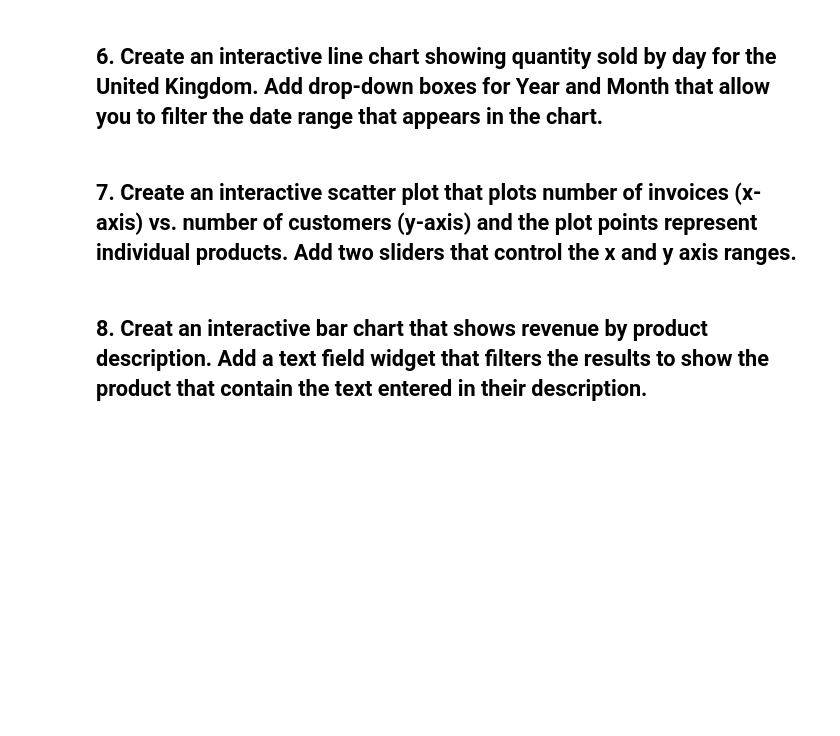
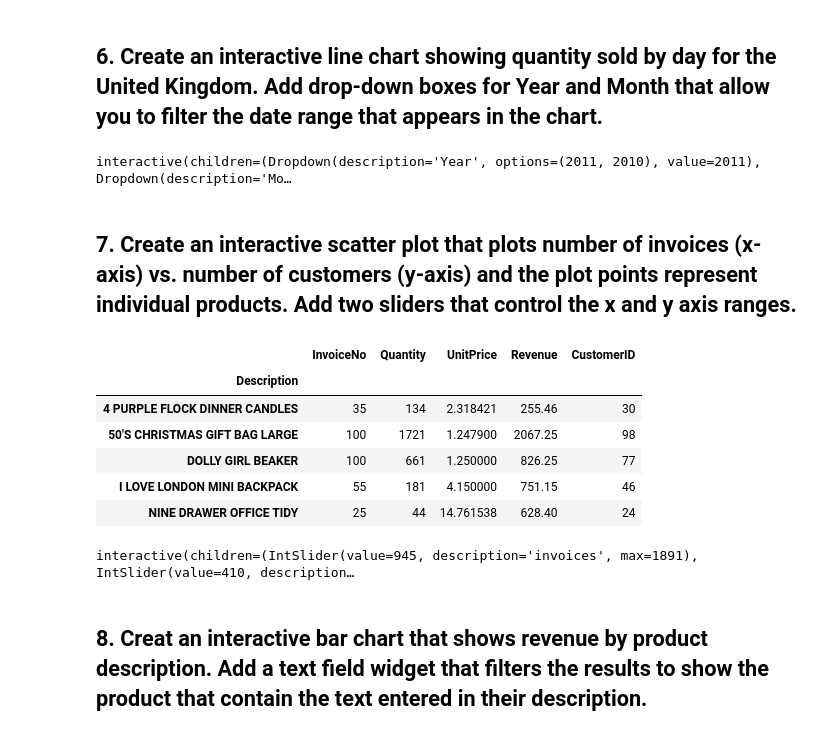
Before and after one commit to ta-datapt-bcn/lab-interactive-visualization, a Jupyter notebook: your-code/main.ipynb, the cells around one changed output. Saved outputs shown, nothing was run; the diff lists cells and outputs as text; code cells hidden in the pictures; blank space fills up the shorter version.

```diff
--- a/your-code/main.ipynb
+++ b/your-code/main.ipynb
@@ -37,6 +106,13 @@ data['Year'] = pd.DatetimeIndex(data['InvoiceDate']).year
 data['Month'] = pd.DatetimeIndex(data['InvoiceDate']).month
 data['Day'] = pd.DatetimeIndex(data['InvoiceDate']).day
 uk = data[data['Country']=='United Kingdom']
+# %%
+@interact(Year=uk['Year'].sort_values(ascending=False).unique(), Month=uk['Month'].sort_values(ascending=False).unique())
+def explore(Year,Month):
+    data_6 = uk[(uk['Year'] == Year) & (uk['Month'] == Month)]
+    sns.relplot(data=data_6, x='Day', y='Quantity', kind='line')
+# %% [output]
+interactive(children=(Dropdown(description='Year', options=(2011, 2010), value=2011), Dropdown(description='Mo…
 # %% [markdown]
 ## 7. Create an interactive scatter plot that plots number of invoices (x-axis) vs. number of customers (y-axis) and the plot points represent individual products. Add two sliders that control the x and y axis ranges.
 # %%
@@ -47,5 +123,21 @@ agg_func = {'InvoiceNo':'nunique',
             'CustomerID':'nunique'}
 
 products = uk.groupby('Description').agg(agg_func)
+# %%
+products.head()
+# %% [output]
+|  | InvoiceNo | Quantity | UnitPrice | Revenue | CustomerID |
+| Description |  |  |  |  |  |
+| 4 PURPLE FLOCK DINNER CANDLES | 35 | 134 | 2.318421 | 255.46 | 30 |
+| 50'S CHRISTMAS GIFT BAG LARGE | 100 | 1721 | 1.247900 | 2067.25 | 98 |
+| DOLLY GIRL BEAKER | 100 | 661 | 1.250000 | 826.25 | 77 |
+| I LOVE LONDON MINI BACKPACK | 55 | 181 | 4.150000 | 751.15 | 46 |
+| NINE DRAWER OFFICE TIDY | 25 | 44 | 14.761538 | 628.40 | 24 |
+# %%
+@interact(invoices=(0, products['InvoiceNo'].max()), customers=(0, products['CustomerID'].max()))
+def scatter_plot(invoices, customers):
+    products.iplot(kind='scatter', x='InvoiceNo', y='CustomerID', mode='markers', xrange=(0, invoices), yrange=(0, customers))
+# %% [output]
+interactive(children=(IntSlider(value=945, description='invoices', max=1891), IntSlider(value=410, description…
 # %% [markdown]
 ## 8. Creat an interactive bar chart that shows revenue by product description. Add a text field widget that filters the results to show the product that contain the text entered in their description.
```
Also changed, not shown: parts of 15 cells of this notebook, 1 other file.
